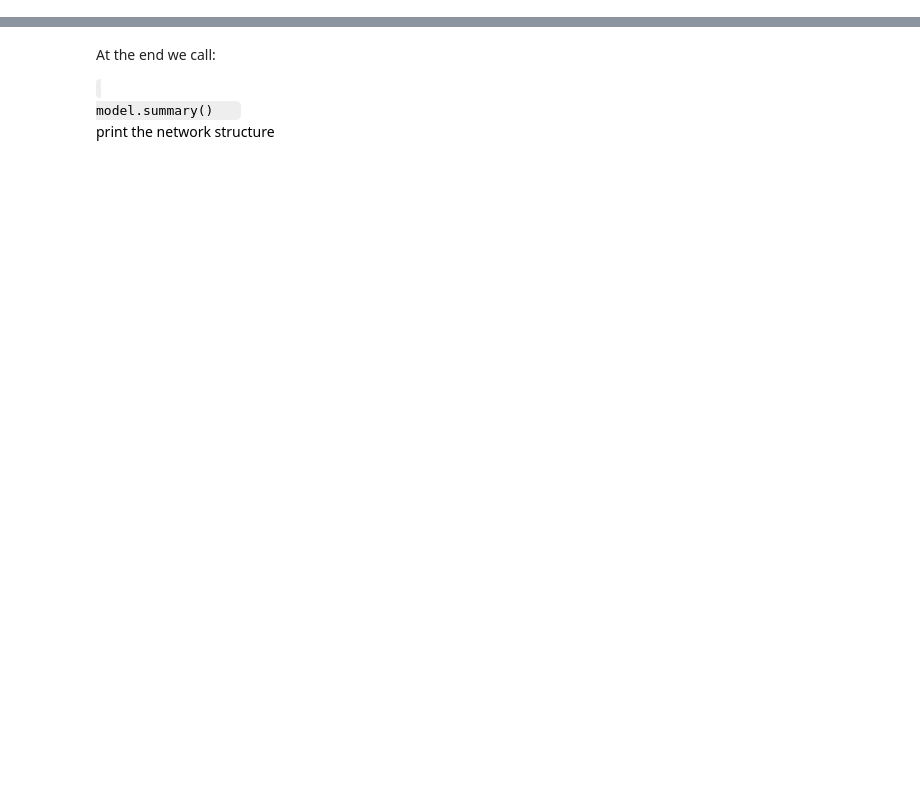
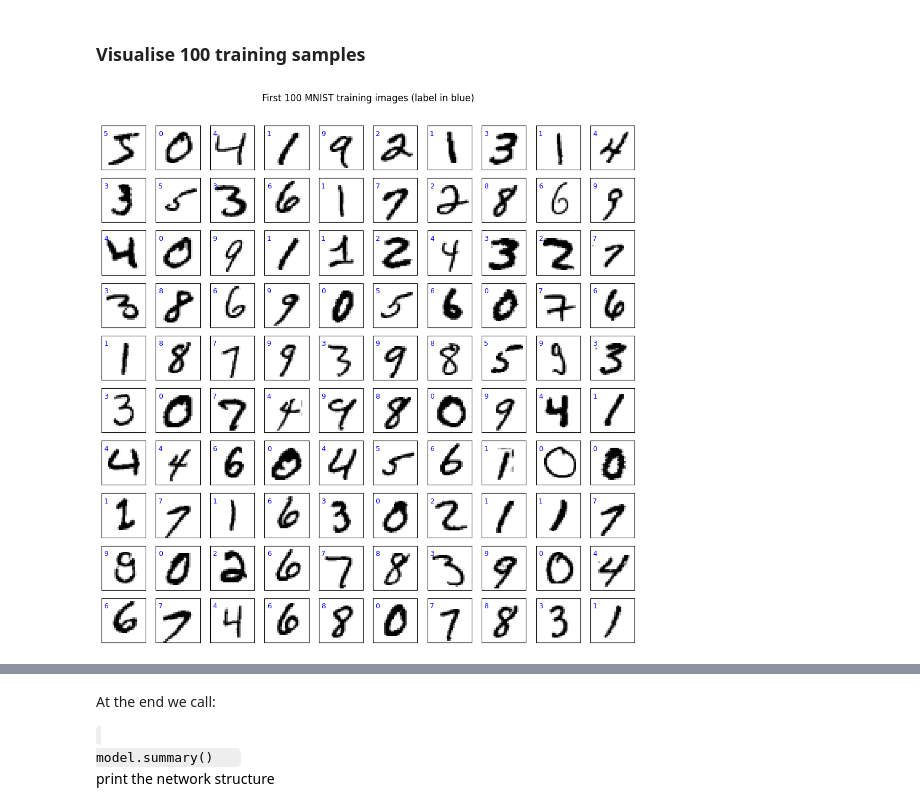
Before and after one commit to Trivial137/MachineLearning-KISD-2026, a Jupyter notebook: lecture4.ipynb, the cells around one changed output, grey strips where cells are left out. Drawn from its saved outputs; the diff is of its cells as text; code cells hidden in the pictures; blank space fills up the shorter version.

```diff
--- a/lecture4.ipynb
+++ b/lecture4.ipynb
@@ -194,5 +2,0 @@ epochs = 20       # number of training epochs
-# %%
-# the data, split between train and test sets
-(x_train, y_train), (x_test, y_test) = mnist.load_data()
-
-print(x_train.shape, y_train.shape, x_test.shape, y_test.shape)
@@ -337,0 +156,8 @@ Dropout consists in randomly setting a fraction rate of input units to 0 at each
+# %%
+(x_train_raw, y_train_raw), (x_test_raw, y_test_raw) = mnist.load_data()
+
+print(f"Training images : {x_train_raw.shape}  dtype={x_train_raw.dtype}")
+print(f"Training labels : {y_train_raw.shape}")
+print(f"Test images     : {x_test_raw.shape}")
+print(f"Test labels     : {y_test_raw.shape}")
+print(f"Pixel range     : {x_train_raw.min()} – {x_train_raw.max()}")
@@ -337,0 +172,14 @@ Dropout consists in randomly setting a fraction rate of input units to 0 at each
+# %% [markdown]
+### Visualise 100 training samples
+# %%
+fig, axes = plt.subplots(10, 10, figsize=(10, 10))
+fig.subplots_adjust(hspace=0.05, wspace=0.05)
+for i, ax in enumerate(axes.flat):
+    ax.imshow(x_train_raw[i], cmap='binary', interpolation='nearest')
+    ax.text(1, 6, str(y_train_raw[i]), color='blue', fontsize=9)
+    ax.set(xticks=[], yticks=[])
+plt.suptitle("First 100 MNIST training images (label in blue)", y=1.01)
+plt.tight_layout()
+plt.show()
+# %% [output]
+[figure, added]
```
Also changed, not shown: parts of 257 cells of this notebook.
